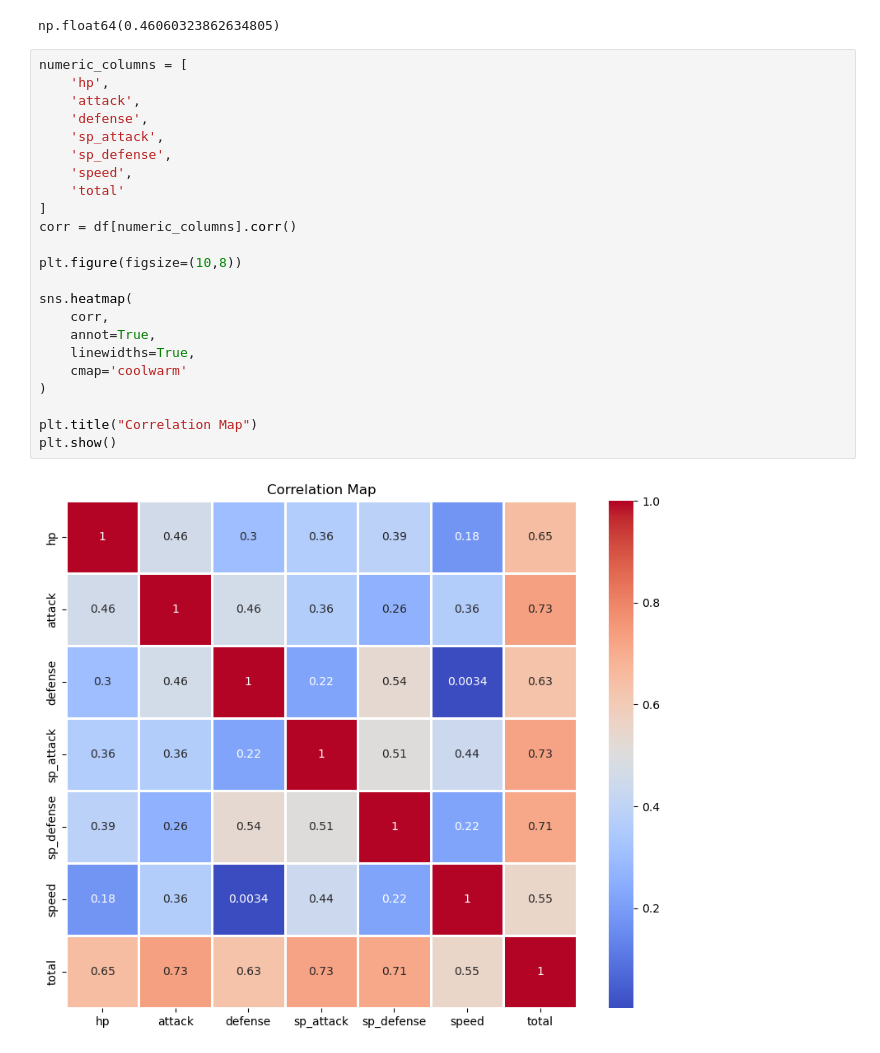
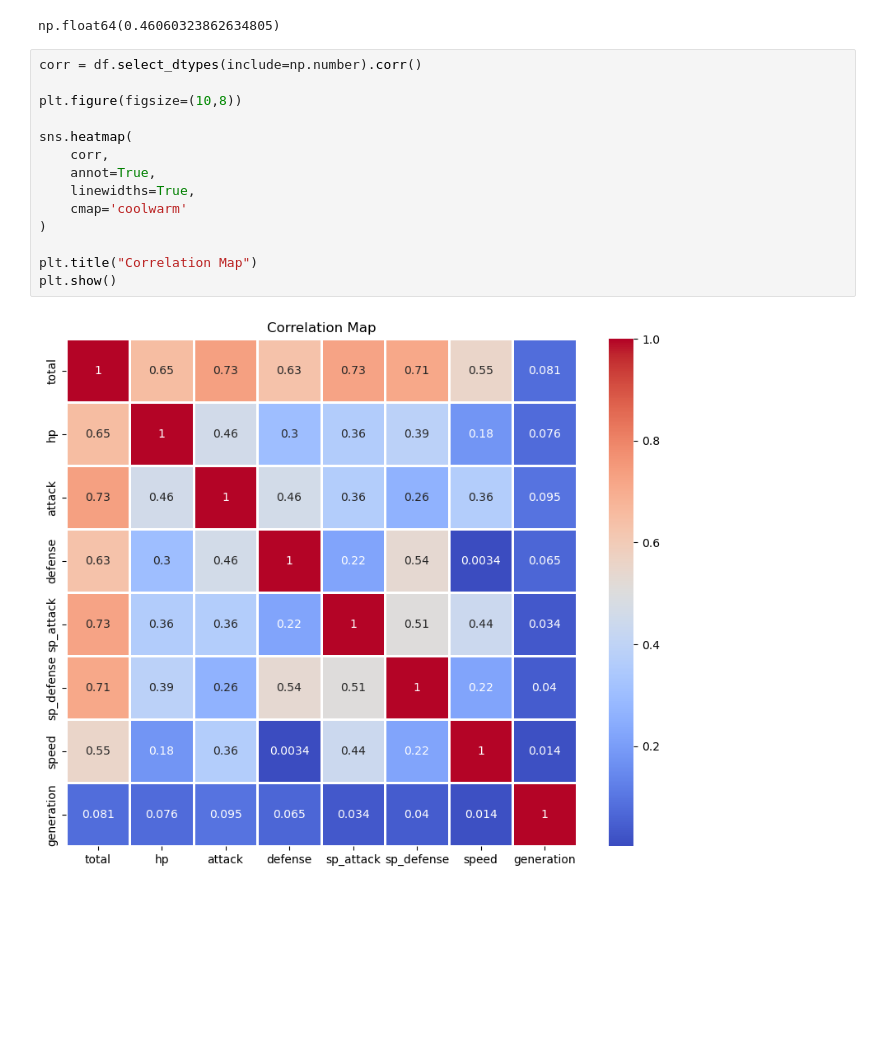
Before and after one commit to PolarBear9905/Pokemon-Legendary-Predictor, a Jupyter notebook: Pokemon.ipynb, the cells around one changed output. Cells and saved outputs as stored; diff of their text form; blank space fills up the shorter version.

```diff
--- a/Pokemon.ipynb
+++ b/Pokemon.ipynb
@@ -259,28 +282,19 @@ df["attack"].corr(df["defense"])
 # %% [output]
 np.float64(0.46060323862634805)
 # %%
-numeric_columns = [
-    'hp',
-    'attack',
-    'defense',
-    'sp_attack',
-    'sp_defense',
-    'speed',
-    'total'
-]
-corr = df[numeric_columns].corr()
+corr = df.select_dtypes(include=np.number).corr()
 
 plt.figure(figsize=(10,8))
 
 sns.heatmap(
     corr,
     annot=True,
     linewidths=True,
     cmap='coolwarm'
 )
 
 plt.title("Correlation Map")
 plt.show()
 # %% [output]
-[figure, old version]
+[figure, new version]
 # %% [markdown]
```
Also changed, not shown: parts of 5 cells of this notebook.
